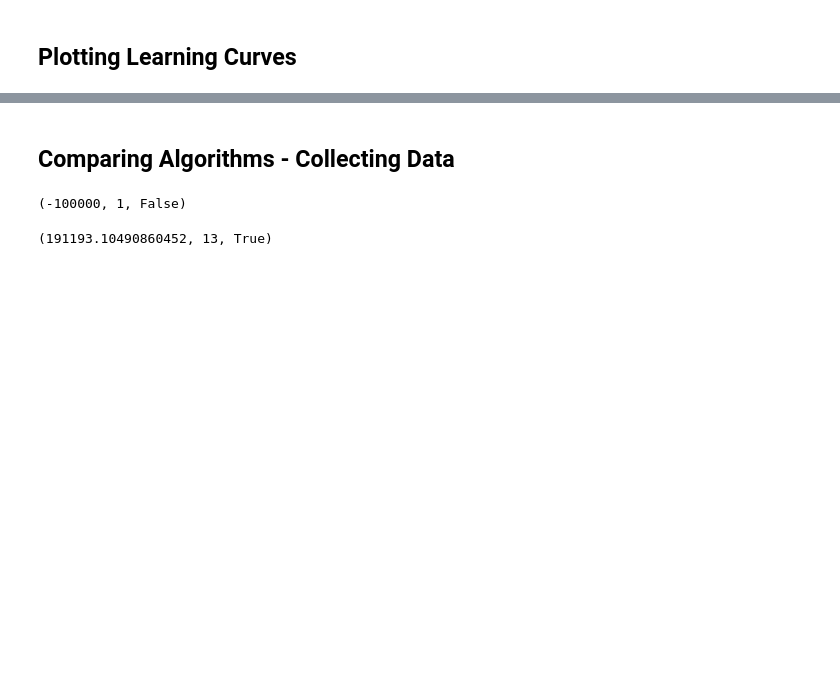
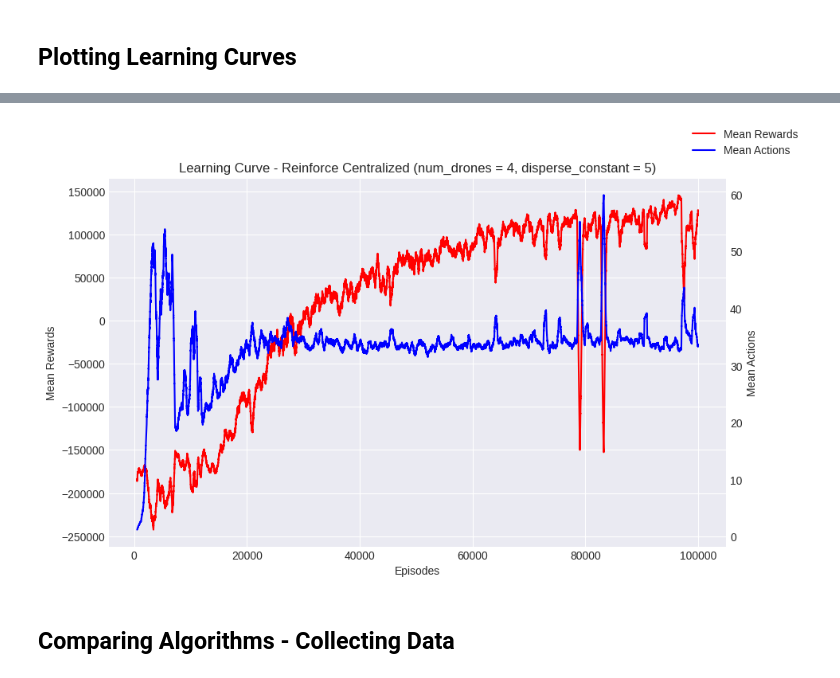
Before and after one commit to pfeinsper/drone-swarm-search-algorithms, a Jupyter notebook: performance_analysis.ipynb, the cells around one changed output, grey strips where cells are left out. Cells and saved outputs as stored; diff of their text form; code cells hidden in the pictures; blank space fills up the shorter version.

```diff
--- a/performance_analysis.ipynb
+++ b/performance_analysis.ipynb
@@ -102,2 +83,7 @@ plot_learning_curve(statistics_config_4, 4)
+# %%
+stat_rf = load_data(config_4, "reinforce")
+plot_learning_curve(stat_rf, config_4, "Reinforce Centralized")
+# %% [output]
+[figure, added]
 # %% [markdown]
 ##  Comparing Algorithms - Collecting Data
@@ -163,8 +89,0 @@ def run_one_episode_reinforce(env, nn, config_number=1):
-# %%
-run_one_episode_reinforce(instantiate_env(1), nn_config_1, 1)
-# %% [output]
-(-100000, 1, False)
-# %%
-run_one_episode_greedy(instantiate_env(1), 1)
-# %% [output]
-(191193.10490860452, 13, True)
```
Also changed, not shown: parts of 16 cells of this notebook, 41 other files.
